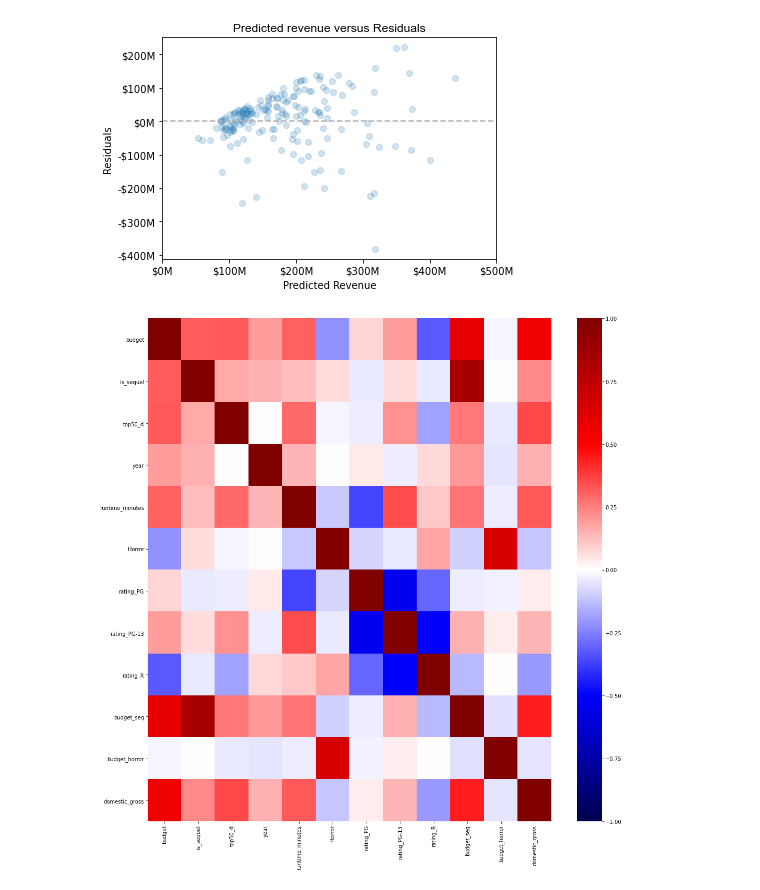
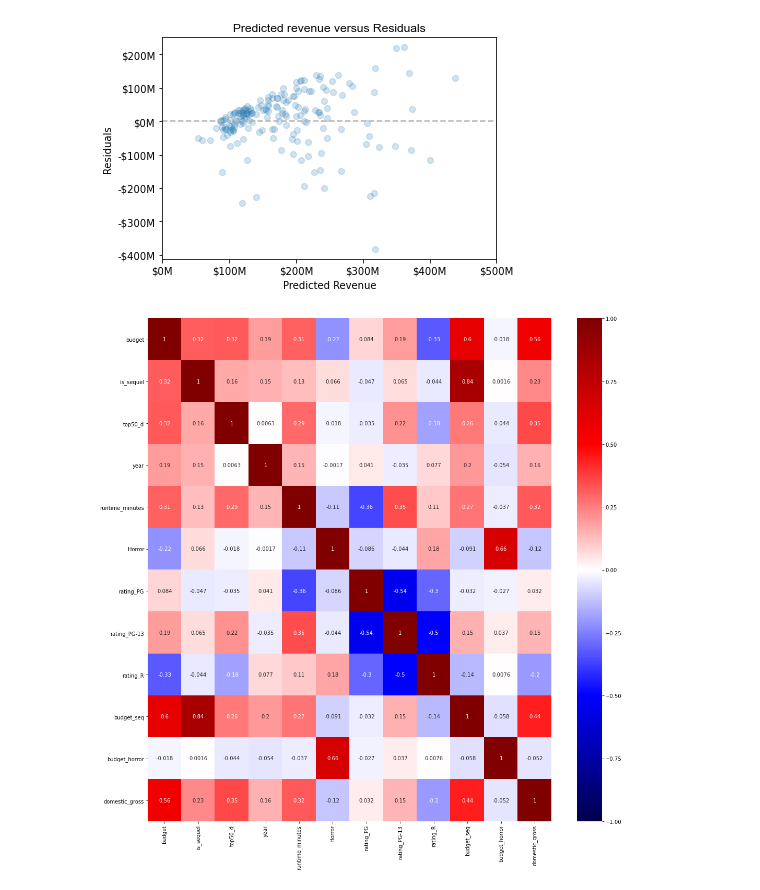
Before and after one commit to tawney-kirkland/02-luther, a Jupyter notebook: movie-linreg-seventh_lasso_c-nolog.ipynb, the cells around one changed output. Drawn from its saved outputs; the diff is of its cells as text; code cells hidden in the pictures.

```diff
--- a/movie-linreg-seventh_lasso_c-nolog.ipynb
+++ b/movie-linreg-seventh_lasso_c-nolog.ipynb
@@ -17,5 +17,4 @@ df = pd.read_csv('data/master_data_with_sequel_director.csv')
 df['release_date'] = pd.to_datetime(df['release_date'])
 df['year'] = pd.DatetimeIndex(df['release_date']).year
 # %%
-df['returnb'] = df['domestic_gross'] / df['budget']
-df.sort_values('budget',ascending=False).head(50)
+df['return_budget'] = df['domestic_gross'] / df['budget']
@@ -192,3 +210,12 @@ budget_seq : 0.49
 combo_train_df['budget_horror'] = combo_train_df['budget'] * combo_train_df['Horror']
 combo_val_df['budget_horror'] = combo_val_df['budget'] * combo_val_df['Horror']
 combo_test_df['budget_horror'] = combo_test_df['budget'] * combo_test_df['Horror']
+# %%
+combo_lr3 = LinearRegression()
+
+combo_lr3.fit(combo_train_df, y_train)
+
+combo_lr3.score(combo_val_df, y_val) #R2
+
+y_pred = combo_lr3.predict(combo_val_df)
+np.sqrt(mean_squared_error(y_val, y_pred))
@@ -423,18 +440,18 @@ plt.savefig('residualplot.svg');
 # %%
 fig, ax = plt.subplots(figsize=(15, 15))
 sns.heatmap(xy_train[['budget',
                      'is_sequel',
                      'top50_d',
                      'year',
                      'runtime_minutes',
                      'Horror',
                       'rating_PG',
                       'rating_PG-13',
                       'rating_R',
                      'budget_seq',
                      'budget_horror',
-                     'domestic_gross']].corr(), cmap="seismic", vmin=-1, vmax=1, ax=ax)
+                     'domestic_gross']].corr(),annot=True, cmap="seismic", vmin=-1, vmax=1, ax=ax)
 plt.tight_layout()
 plt.savefig('feauture_correlation.svg');
 # %% [output]
-[figure, old version]
+[figure, new version]
```
Also changed, not shown: parts of 24 cells of this notebook.
